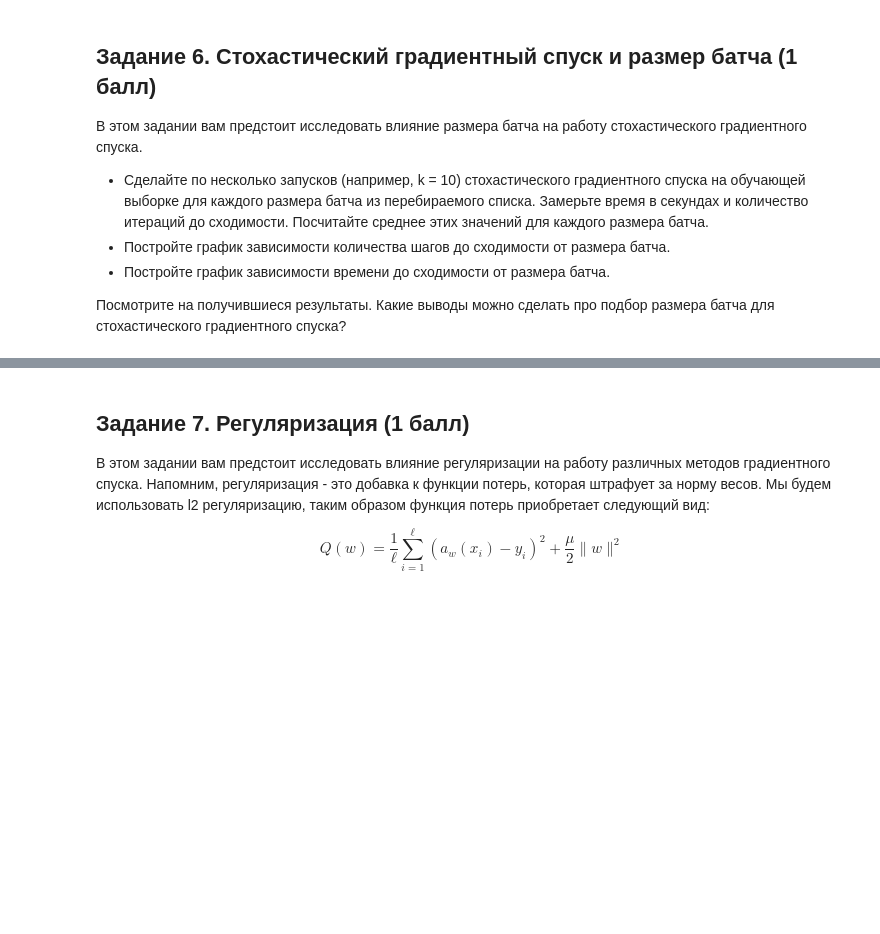
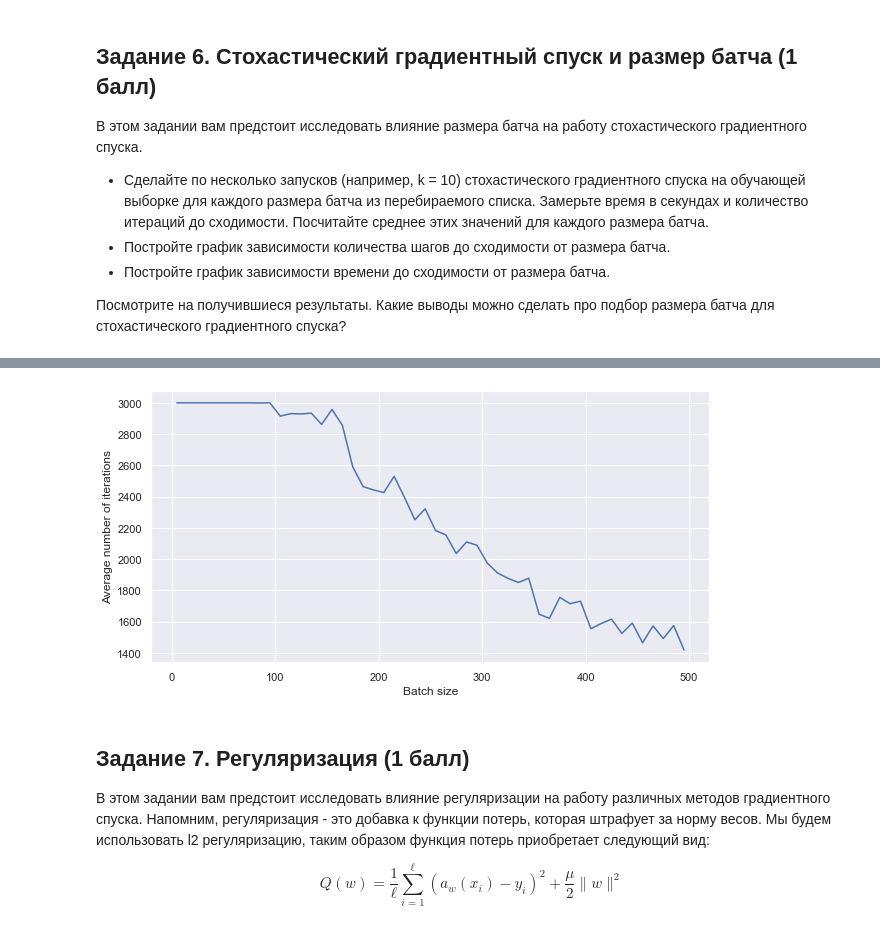
Before and after one commit to kkorolev1/machine-learning-1, a Jupyter notebook: hw/practice-03/homework-practice-03-gd.ipynb, the cells around one changed output, grey strips where cells are left out. Cells and saved outputs as stored; diff of their text form; code cells hidden in the pictures; blank space fills up the shorter version.

```diff
--- a/hw/practice-03/homework-practice-03-gd.ipynb
+++ b/hw/practice-03/homework-practice-03-gd.ipynb
@@ -648,0 +692,6 @@ batch_sizes = np.arange(5, 500, 10)
+# %%
+ax = sns.lineplot(x=batch_sizes, y=iterations);
+ax.set(xlabel='Batch size', ylabel='Average number of iterations');
+ax.figure.set_size_inches((10, 5))
+# %% [output]
+[figure, added]
```
Also changed, not shown: parts of 17 cells of this notebook, 1 other file.
